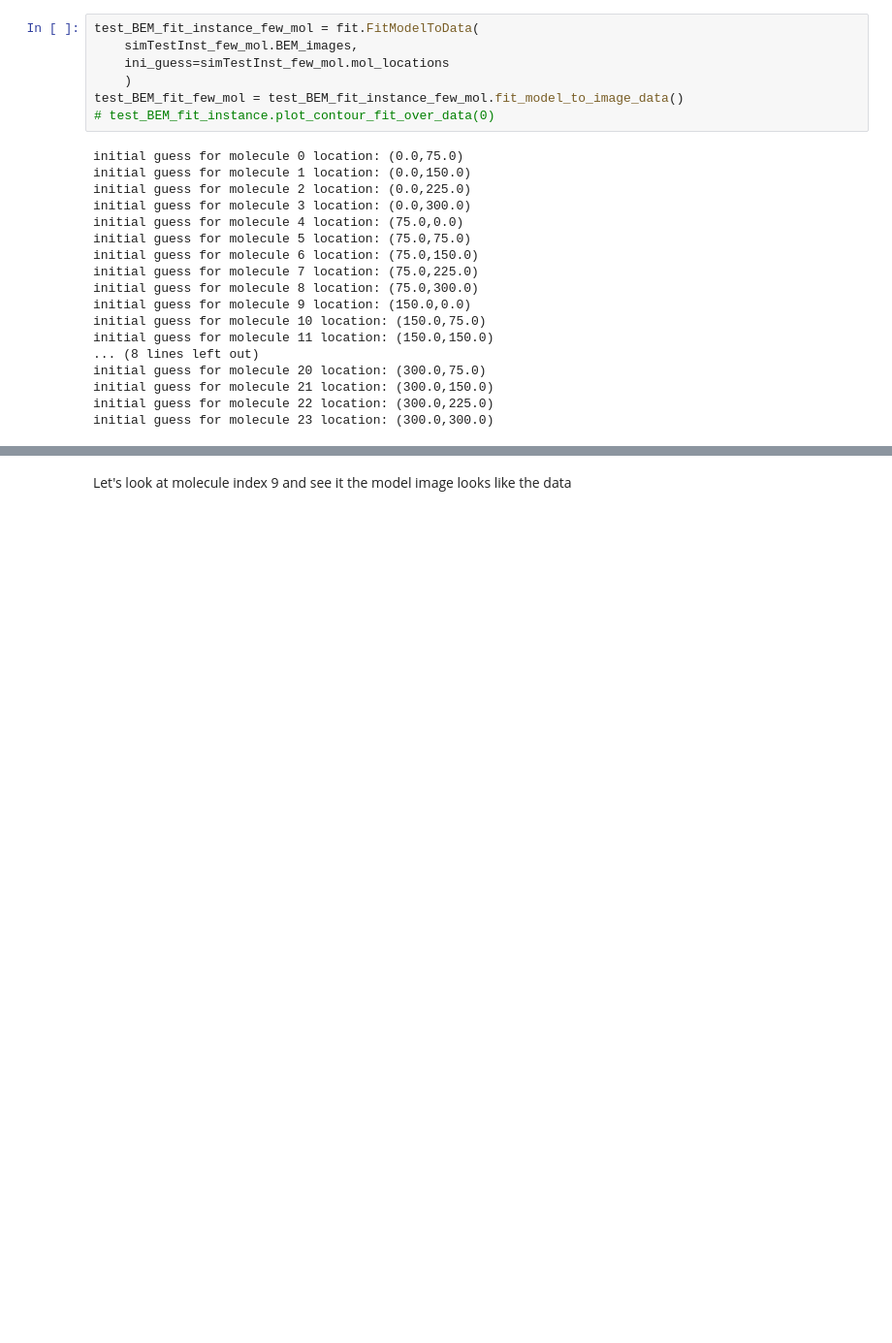
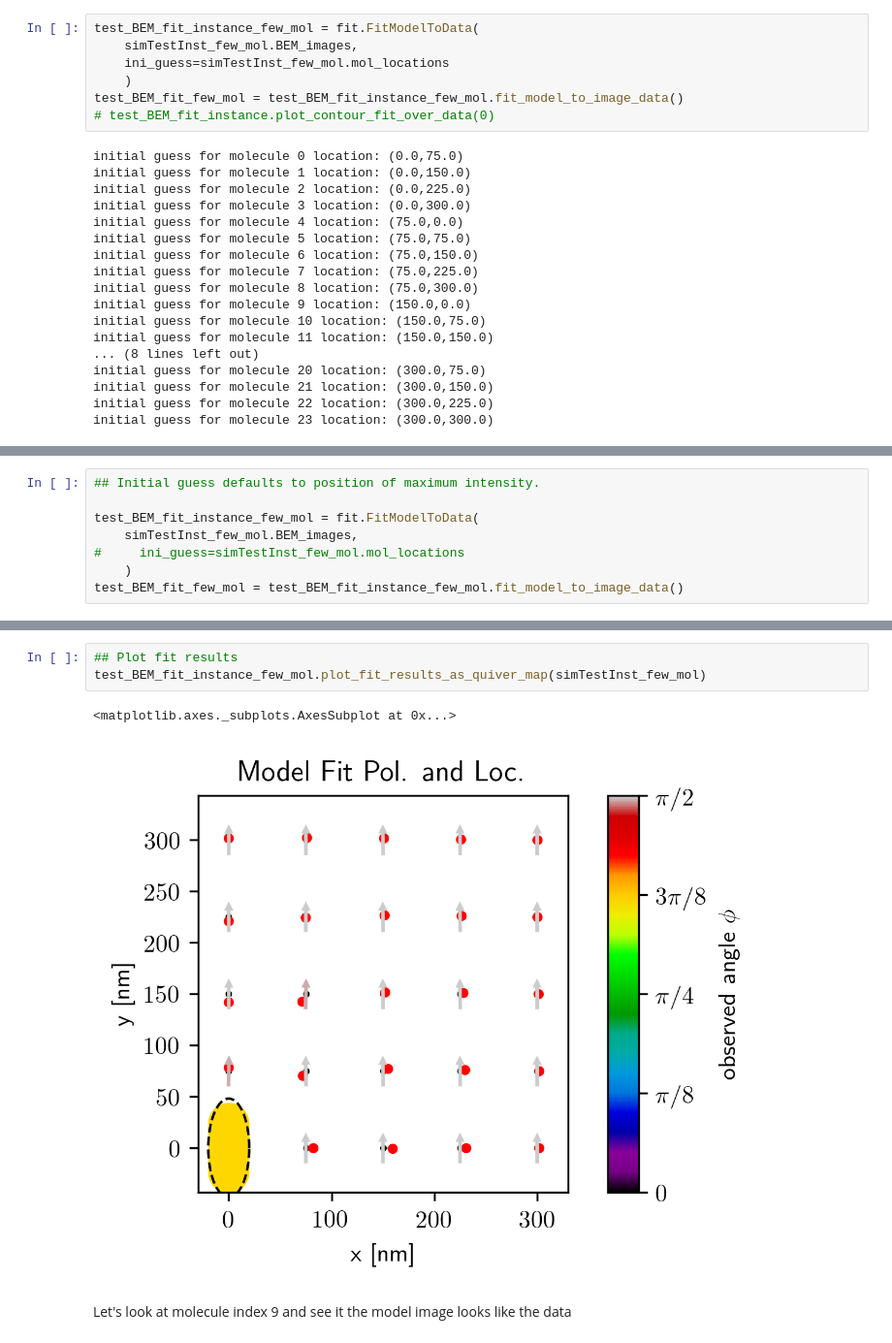
Before and after one commit to HarrisonGoldwyn/mispolarization, a Jupyter notebook: solving_problems/notebooks/fit_localization_from_BEM_fields.ipynb, the cells around one changed output, grey strips where cells are left out. Shown at 97% size. Drawn from its saved outputs; the diff is of its cells as text; blank space fills up the shorter version.

```diff
--- a/solving_problems/notebooks/fit_localization_from_BEM_fields.ipynb
+++ b/solving_problems/notebooks/fit_localization_from_BEM_fields.ipynb
@@ -441,0 +443,8 @@ test_BEM_fit_instance_few_mol.plot_fit_results_as_quiver_map(simTestInst_few_mol
+# %%
+## Initial guess defaults to position of maximum intensity.
+
+test_BEM_fit_instance_few_mol = fit.FitModelToData(
+    simTestInst_few_mol.BEM_images,
+#     ini_guess=simTestInst_few_mol.mol_locations
+    )
+test_BEM_fit_few_mol = test_BEM_fit_instance_few_mol.fit_model_to_image_data()
@@ -442,3 +469,9 @@ test_BEM_fit_instance_few_mol.plot_fit_results_as_quiver_map(simTestInst_few_mol
+# %%
+## Plot fit results
+test_BEM_fit_instance_few_mol.plot_fit_results_as_quiver_map(simTestInst_few_mol)
+# %% [output]
+<matplotlib.axes._subplots.AxesSubplot at 0x...>
+[figure, added]
 # %% [markdown]
 Let's look at molecule index 9 and see it the model image looks like the data
 # %%
```
Also changed, not shown: parts of 9 cells of this notebook, 3 other files.
